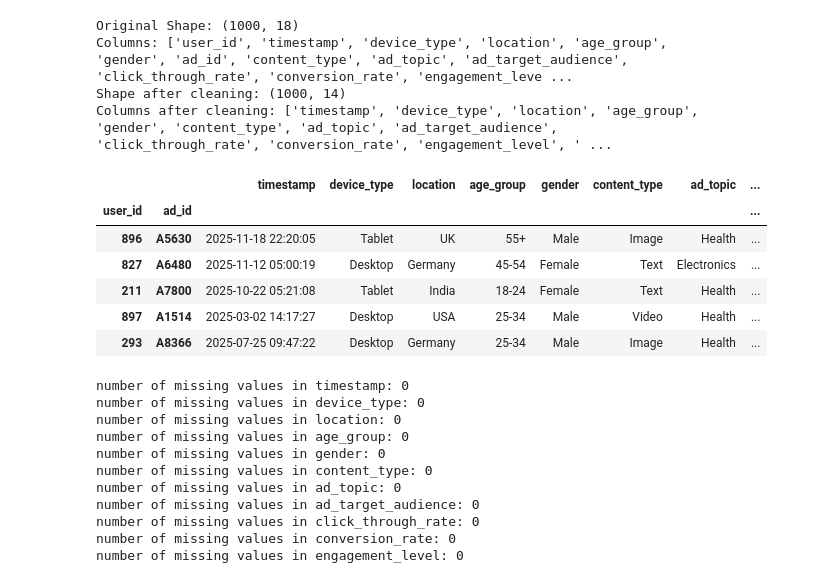
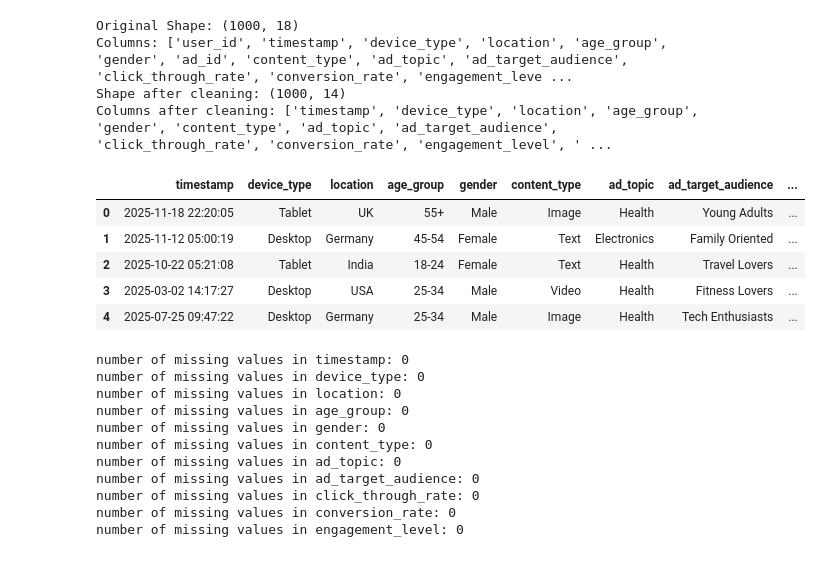
Before and after one commit to 1220823/Viralytics-Desafio-2, a Jupyter notebook: Limpeza_Advertising.ipynb, the cells around one changed output. Saved outputs shown, nothing was run; the diff lists cells and outputs as text; code cells hidden in the pictures.

```diff
--- a/Limpeza_Advertising.ipynb
+++ b/Limpeza_Advertising.ipynb
@@ -1,41 +1,38 @@
 # %%
 import pandas as pd
 import numpy as np
 
 df = pd.read_csv("Datasets/advertising_dataset.csv")
 print(f"Original Shape: {df.shape}")
 print("Columns:", df.columns.tolist())
 
 # We select columns that end with ".1"
 # This drops 'click_through_rate.1' and 'conversion_rate.1 (Duplicate columns)'
 df = df.loc[:, ~df.columns.str.endswith('.1')]
 
-# Since you need to MERGE this later, we must NOT drop them yet.
-# However, they are not useful for the ML model (Prediction).
-# So We will set them as the Index, so they stay in the dataframe but don't interfere with calculations.
-df.set_index(['user_id', 'ad_id'], inplace=True)
+# Drop ID columns as they don't provide predictive value
+df.drop(columns=['user_id', 'ad_id'], inplace=True)
 
 df['timestamp'] = pd.to_datetime(df['timestamp'])
 
 # Drop row duplicates (if any)
 # We do this because of the time stamp, there should be no exact duplicates.
 df = df.drop_duplicates()
 
 print(f"Shape after cleaning: {df.shape}")
 print("Columns after cleaning:", df.columns.tolist())
 df.head()
 # %% [output]
 Original Shape: (1000, 18)
 Columns: ['user_id', 'timestamp', 'device_type', 'location', 'age_group', 'gender', 'ad_id', 'content_type', 'ad_topic', 'ad_target_audience', 'click_through_rate', 'conversion_rate', 'engagement_leve ...
 Shape after cleaning: (1000, 14)
 Columns after cleaning: ['timestamp', 'device_type', 'location', 'age_group', 'gender', 'content_type', 'ad_topic', 'ad_target_audience', 'click_through_rate', 'conversion_rate', 'engagement_level', ' ...
-|  |  | timestamp | device_type | location | age_group | gender | content_type | ad_topic | ... |
-| user_id | ad_id |  |  |  |  |  |  |  | ... |
-| 896 | A5630 | 2025-11-18 22:20:05 | Tablet | UK | 55+ | Male | Image | Health | ... |
-| 827 | A6480 | 2025-11-12 05:00:19 | Desktop | Germany | 45-54 | Female | Text | Electronics | ... |
-| 211 | A7800 | 2025-10-22 05:21:08 | Tablet | India | 18-24 | Female | Text | Health | ... |
-| 897 | A1514 | 2025-03-02 14:17:27 | Desktop | USA | 25-34 | Male | Video | Health | ... |
-| 293 | A8366 | 2025-07-25 09:47:22 | Desktop | Germany | 25-34 | Male | Image | Health | ... |
+|  | timestamp | device_type | location | age_group | gender | content_type | ad_topic | ad_target_audience | ... |
+| 0 | 2025-11-18 22:20:05 | Tablet | UK | 55+ | Male | Image | Health | Young Adults | ... |
+| 1 | 2025-11-12 05:00:19 | Desktop | Germany | 45-54 | Female | Text | Electronics | Family Oriented | ... |
+| 2 | 2025-10-22 05:21:08 | Tablet | India | 18-24 | Female | Text | Health | Travel Lovers | ... |
+| 3 | 2025-03-02 14:17:27 | Desktop | USA | 25-34 | Male | Video | Health | Fitness Lovers | ... |
+| 4 | 2025-07-25 09:47:22 | Desktop | Germany | 25-34 | Male | Image | Health | Tech Enthusiasts | ... |
 # %%
 for col in df.columns:
     print(f"number of missing values in {col}: {df[col].isnull().sum()}")
```
Also changed, not shown: parts of 7 cells of this notebook, 7 other files.
